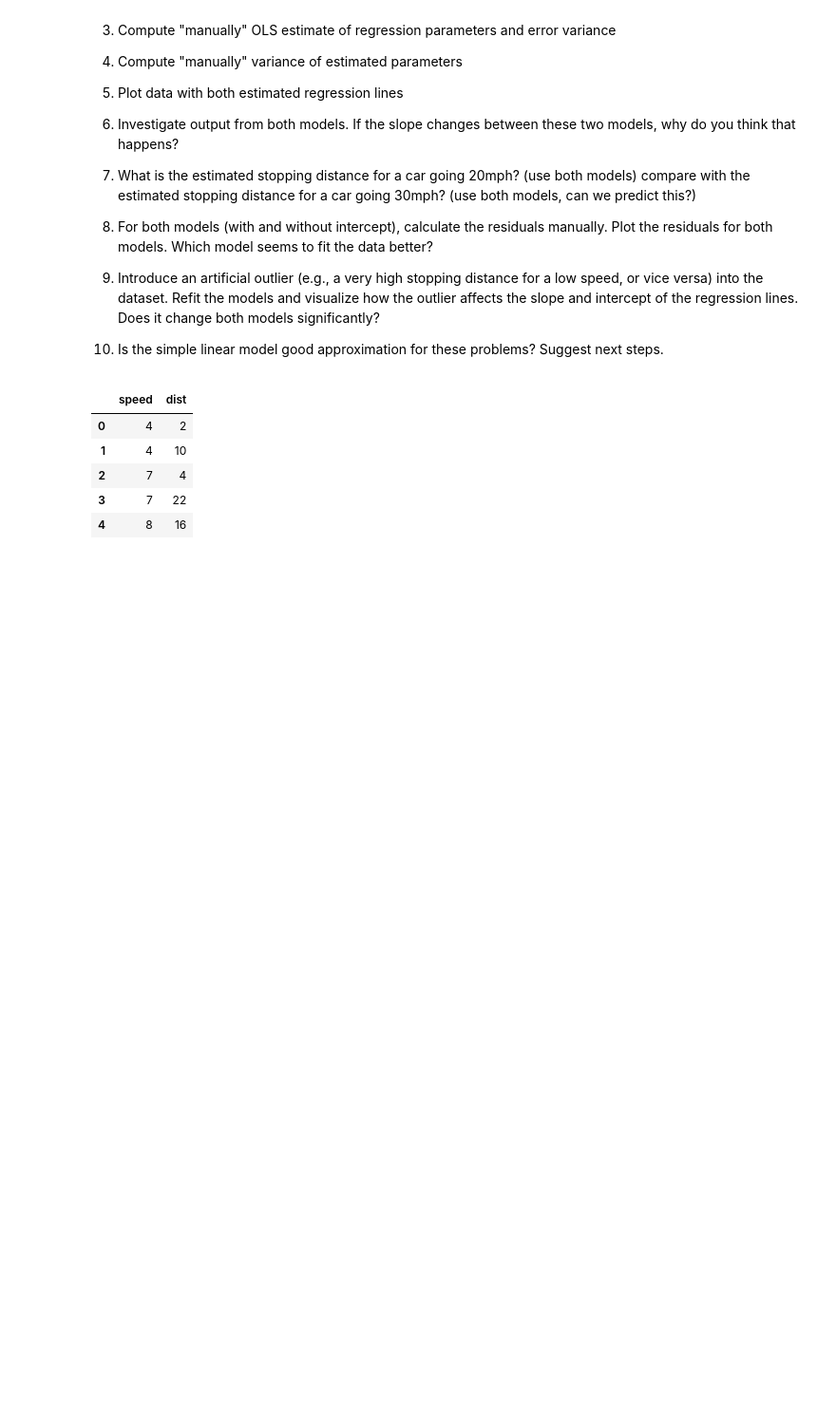
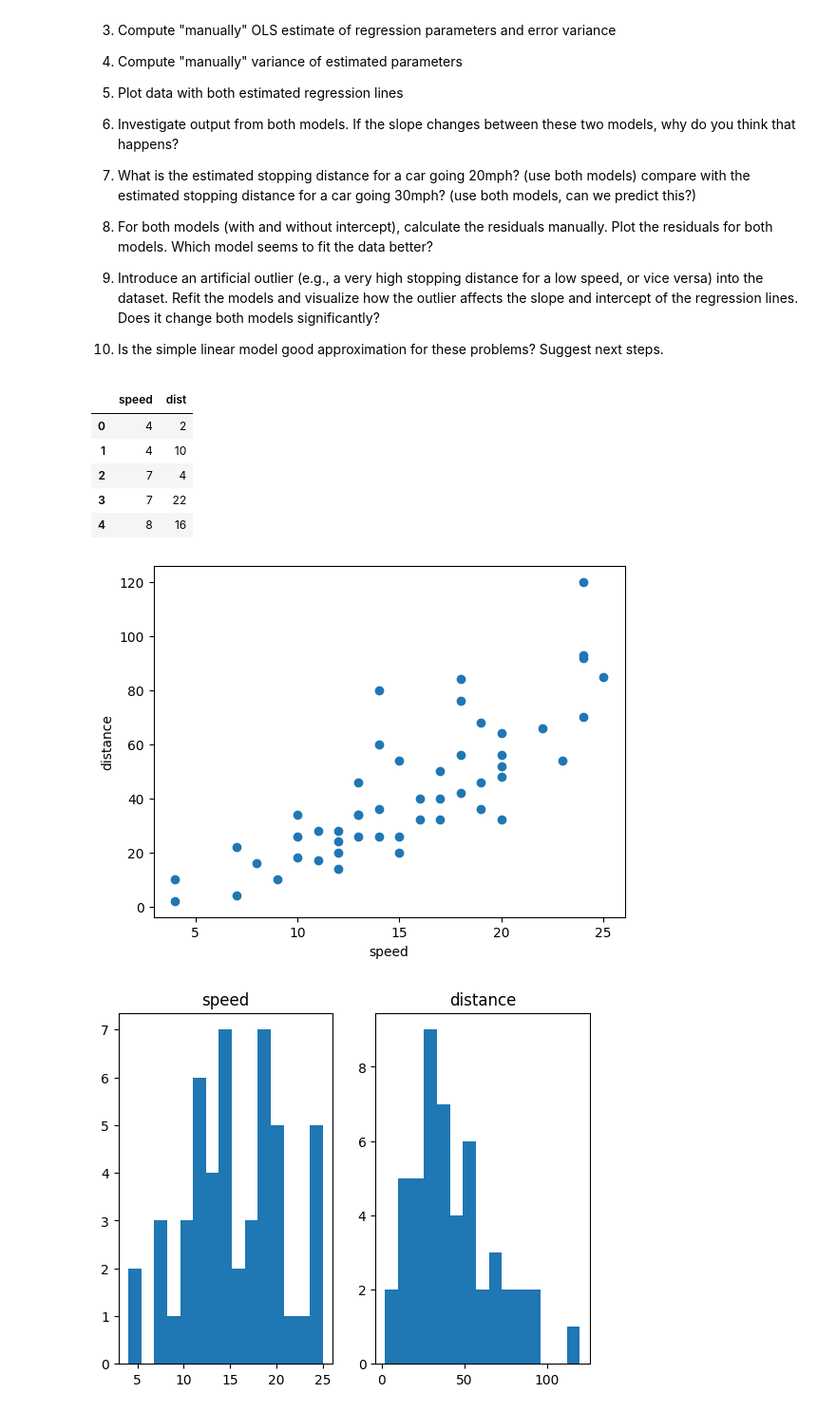
Before and after one commit to rusave/radcv, a Jupyter notebook: Kopie_sešitu_01RAD_ex01_python.ipynb, the cells around one changed output. Shown at 95% size. Saved outputs shown, nothing was run; the diff lists cells and outputs as text; code cells hidden in the pictures; blank space fills up the shorter version.

```diff
--- a/Kopie_sešitu_01RAD_ex01_python.ipynb
+++ b/Kopie_sešitu_01RAD_ex01_python.ipynb
@@ -715,3 +722,21 @@ cars_df.head()
 | 2 | 7 | 4 |
 | 3 | 7 | 22 |
 | 4 | 8 | 16 |
+# %%
+#1
+plt.scatter(cars_df.speed, cars_df.dist)
+plt.xlabel("speed")
+plt.ylabel("distance")
+plt.show()
+
+fig, (ax0,ax1) =plt.subplots(1,2)
+
+ax0.hist(cars_df.speed, bins=15)
+ax0.set_title("speed")
+ax1.hist(cars_df.dist, bins=15)
+ax1.set_title("distance")
+#fig.tight_layout()
+plt.show()
+# %% [output]
+[figure, added]
+[figure, added]
```
Also changed, not shown: parts of 5 cells of this notebook.
